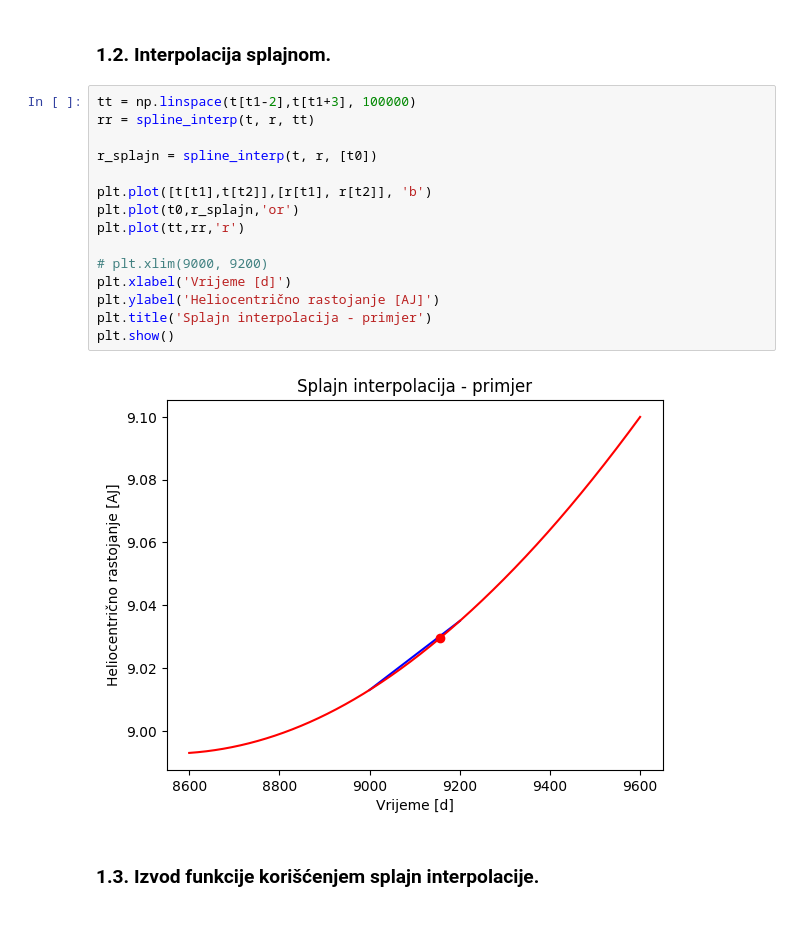
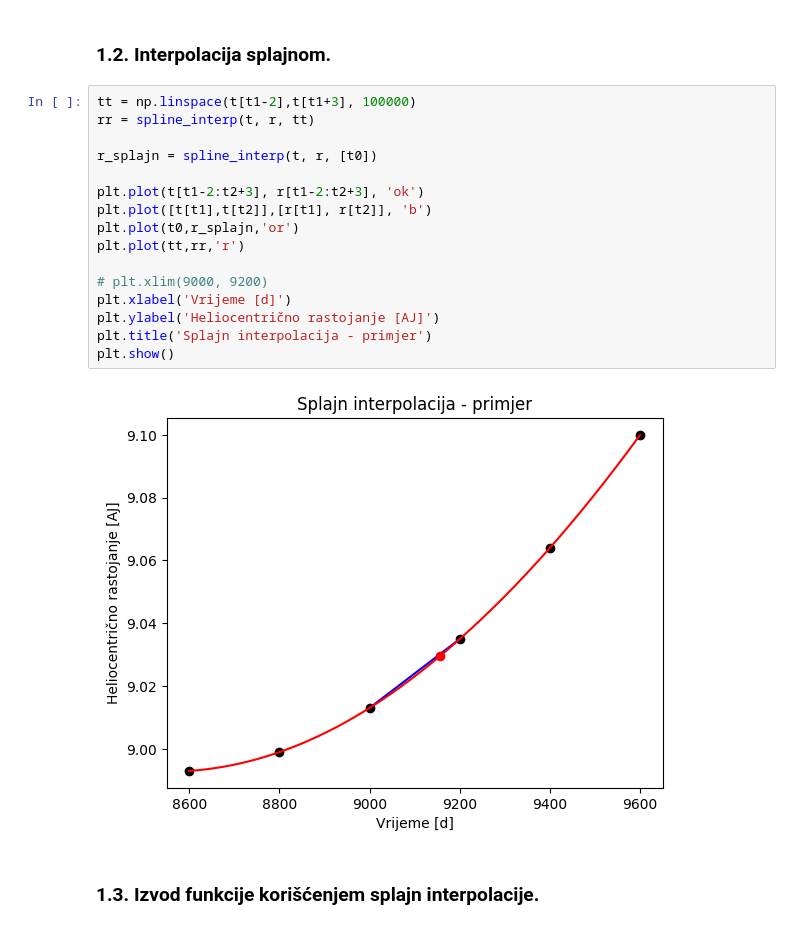
Before and after one commit to zorzeus/Numericke-metode-u-astronomiji, a Jupyter notebook: nma_05.ipynb, the cells around one changed output. Cells and saved outputs as stored; diff of their text form.

```diff
--- a/nma_05.ipynb
+++ b/nma_05.ipynb
@@ -93,20 +93,21 @@ vr_lin= 189.99 m/s
 # %%
 tt = np.linspace(t[t1-2],t[t1+3], 100000)
 rr = spline_interp(t, r, tt)
 
 r_splajn = spline_interp(t, r, [t0])
 
+plt.plot(t[t1-2:t2+3], r[t1-2:t2+3], 'ok')
 plt.plot([t[t1],t[t2]],[r[t1], r[t2]], 'b')
 plt.plot(t0,r_splajn,'or')
 plt.plot(tt,rr,'r')
 
 # plt.xlim(9000, 9200)
 plt.xlabel('Vrijeme [d]')
 plt.ylabel('Heliocentrično rastojanje [AJ]')
 plt.title('Splajn interpolacija - primjer')
 plt.show()
 # %% [output]
-[figure, old version]
+[figure, new version]
 # %% [markdown]
 ### 1.3. Izvod funkcije korišćenjem splajn interpolacije.
 # %%
```
Also changed, not shown: parts of 2 cells of this notebook.
